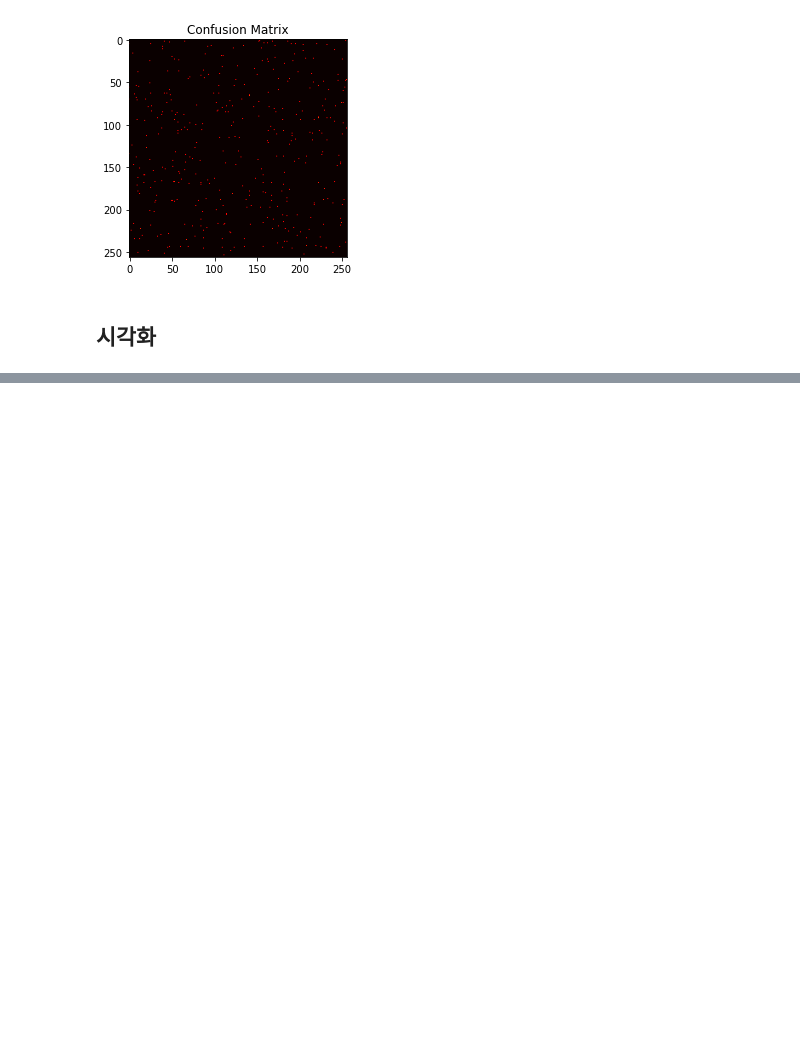
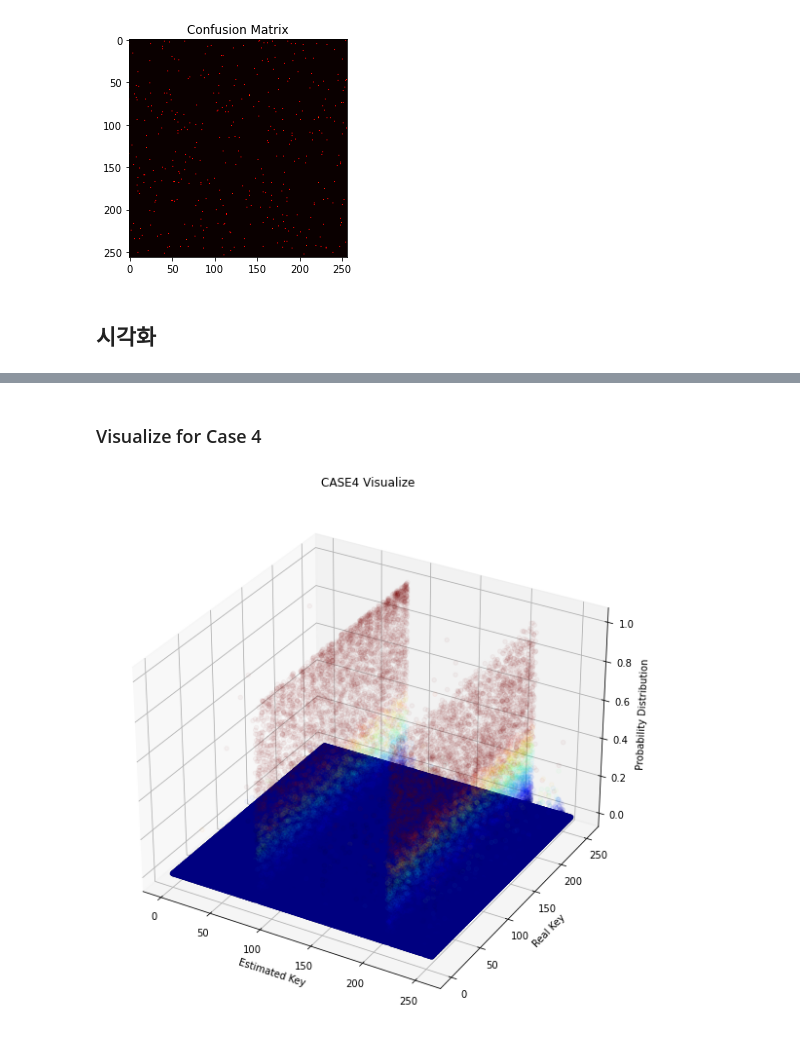
Before and after one commit to JB-Lee/CPA-with-ANN, a Jupyter notebook: src/model_test.ipynb, the cells around one changed output, grey strips where cells are left out. Cells and saved outputs as stored; diff of their text form; code cells hidden in the pictures; blank space fills up the shorter version.

```diff
--- a/src/model_test.ipynb
+++ b/src/model_test.ipynb
@@ -357,3 +359,9 @@ plt.show()
+# %% [markdown]
+### Visualize for Case 4
+# %%
+visualize(CASE4, 'CASE4 Visualize')
+# %% [output]
+[figure, added]
 # %%
 feat = next(iter(test_loader))
 
```
Also changed, not shown: parts of 11 cells of this notebook.
